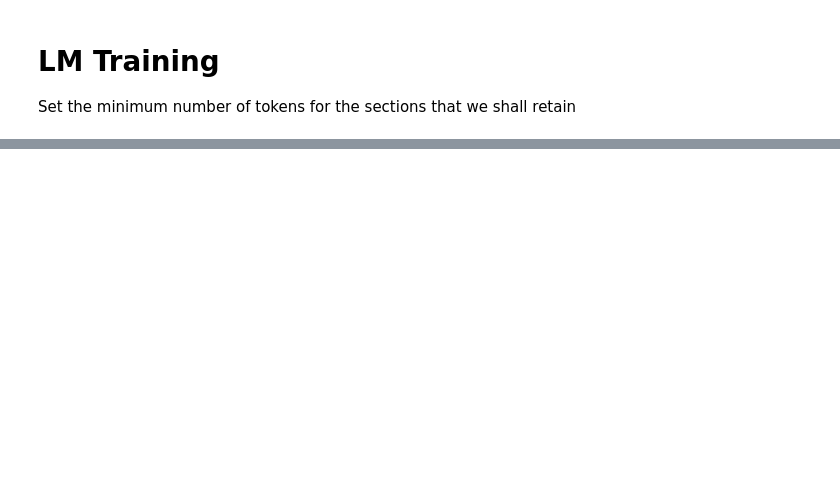
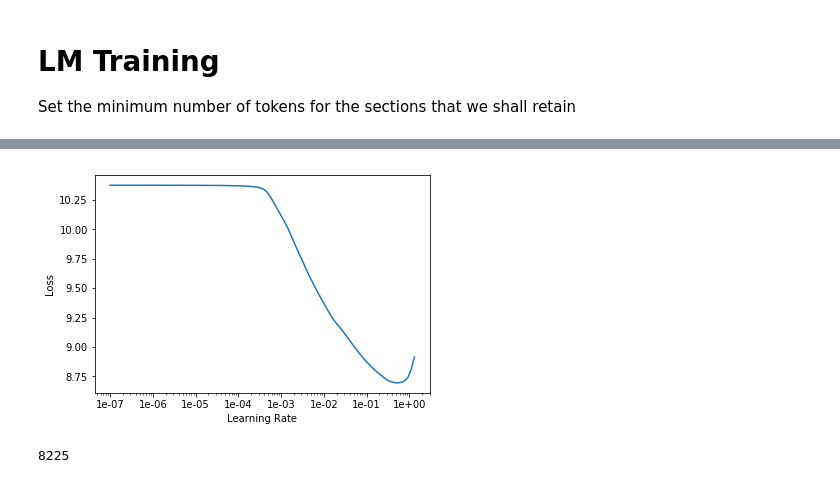
Before and after one commit to kasparlund/nlp, a Jupyter notebook: ULMFiT-Sentencepiece-Wiki-Training.ipynb, the cells around one changed output, grey strips where cells are left out. Cells and saved outputs as stored; diff of their text form; code cells hidden in the pictures; blank space fills up the shorter version.

```diff
--- a/ULMFiT-Sentencepiece-Wiki-Training.ipynb
+++ b/ULMFiT-Sentencepiece-Wiki-Training.ipynb
@@ -335,2 +309,10 @@ torch.ones((1, 1)).cuda()
+# %%
+learn.recorder.plot(skip_start=0, skip_end=10)
+# %% [output]
+[figure, added]
+# %%
+gc.collect()
+# %% [output]
+8225
 # %%
 #%load_ext line_profiler
```
Also changed, not shown: parts of 37 cells of this notebook, 3 other files.
